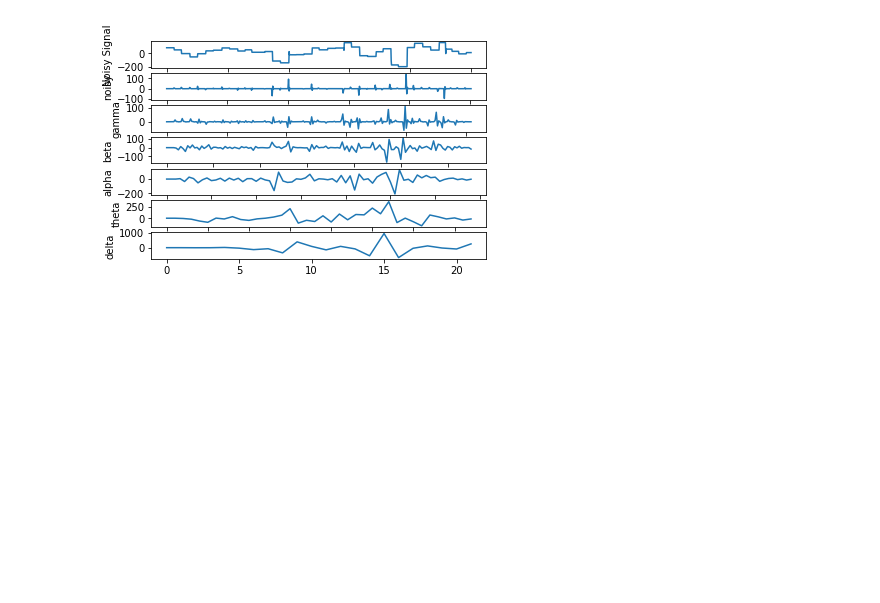
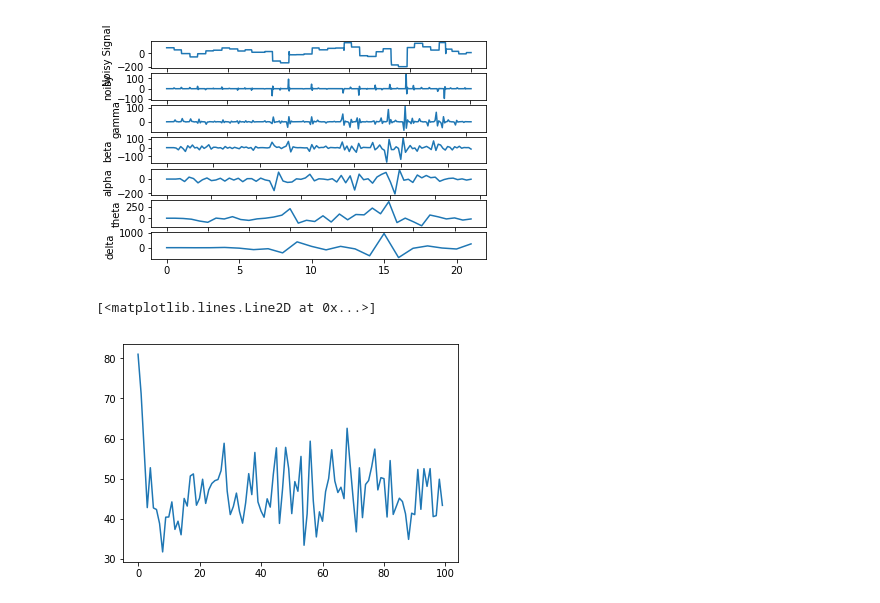
Before and after one commit to sytzewest/EEG-RobotArm-ProjectInnovate, a Jupyter notebook: Processing/EEG.ipynb, the cells around one changed output. Saved outputs shown, nothing was run; the diff lists cells and outputs as text; code cells hidden in the pictures; blank space fills up the shorter version.

```diff
--- a/Processing/EEG.ipynb
+++ b/Processing/EEG.ipynb
@@ -71,3 +71,8 @@ plt.show()
 [figure]
 # %%
 ## Standard Derivation
+# %%
+plt.plot(np.std(rdf, axis=1))
+# %% [output]
+[<matplotlib.lines.Line2D at 0x...>]
+[figure, added]
```
Also changed, not shown: parts of 5 cells of this notebook.
